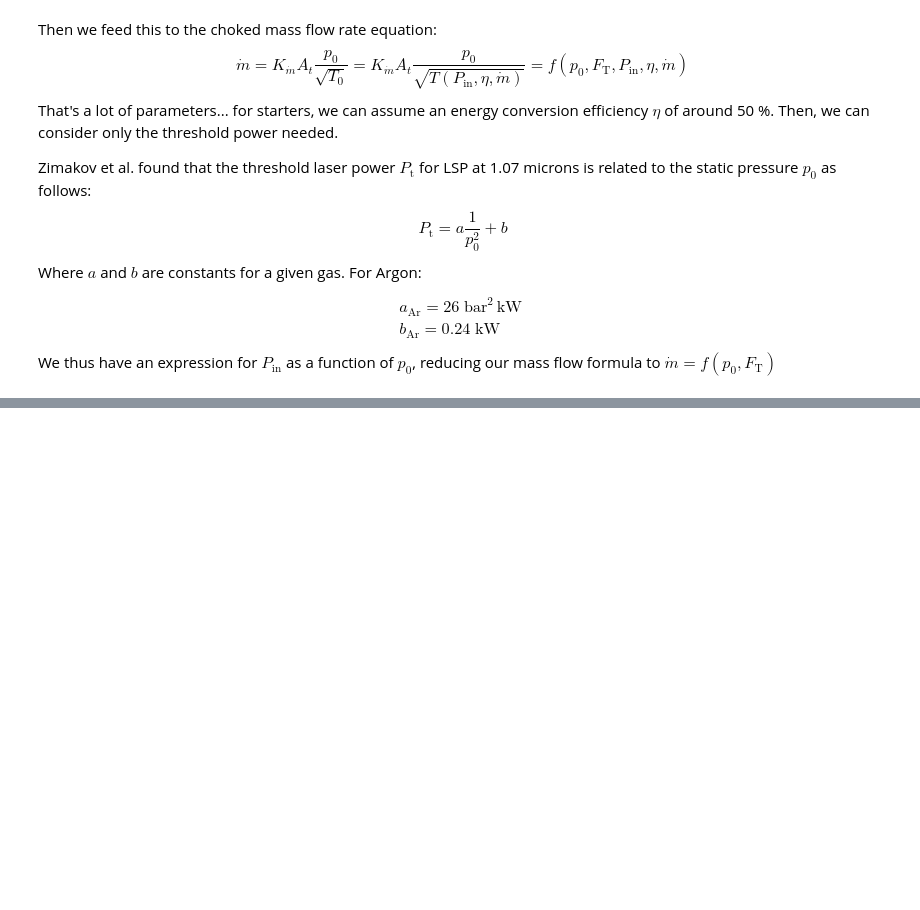
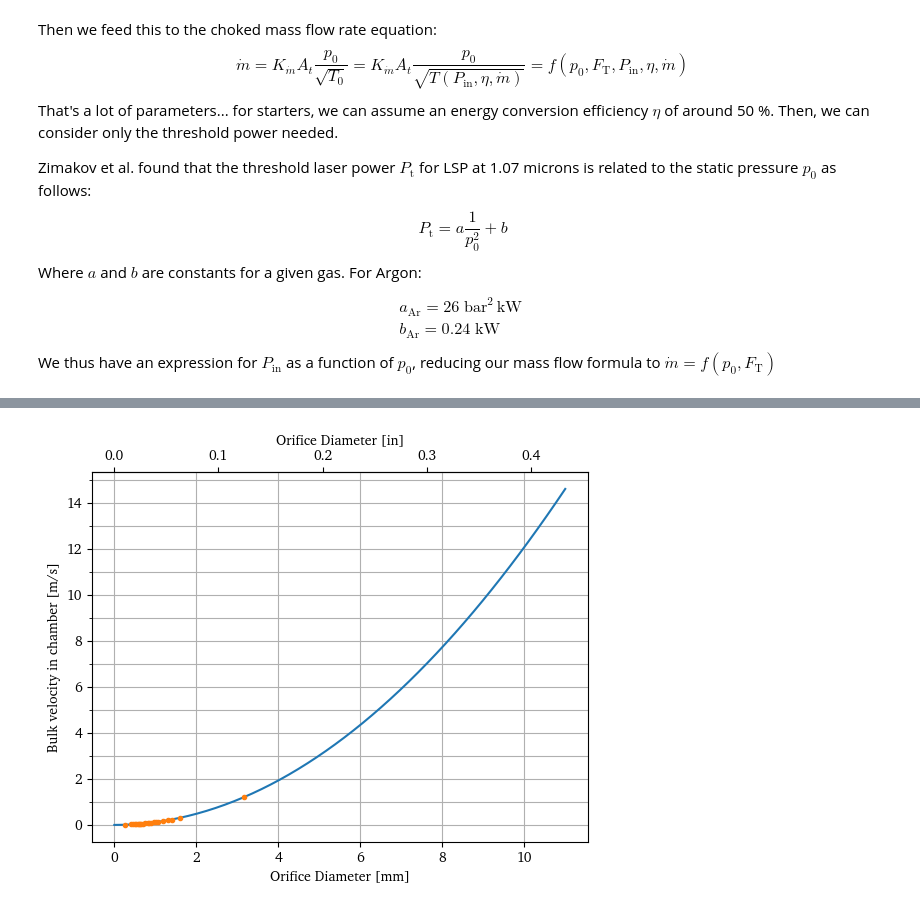
Before and after one commit to eeduplay/MScThesis, a Jupyter notebook: code/generalData.ipynb, the cells around one changed output, grey strips where cells are left out. Cells and saved outputs as stored; diff of their text form; code cells hidden in the pictures; blank space fills up the shorter version.

```diff
--- a/code/generalData.ipynb
+++ b/code/generalData.ipynb
@@ -216,0 +225,38 @@ plt.show()
+# %%
+throat_diameters = np.linspace(0, 11)  # mm
+orifices = np.array([0.01,  # Available orifice diameters on McMaster-Carr
+            0.016,
+            0.018,
+            0.02,
+            0.021,
+            0.023,
+            0.024,
+            0.025,
+            0.026,
+            0.028,
+            0.029,
+            0.032,
+            0.033,
+            0.035,
+            0.038,
+            0.04,
+            0.042,
+            0.047,
+            0.052,
+            0.055,
+            0.063,
+            1/8 ])*25.4
+def bulk_velocity(Km, Dt, D0, Rg, T0):
+    return Km*(Dt/D0)**2*np.sqrt(T0)*Rg
+fig, ax = plt.subplots()
+plt.plot(throat_diameters, bulk_velocity(Km, throat_diameters, 38.1, Rg, 280))
+plt.plot(orifices, bulk_velocity(Km, orifices, 38.1, Rg, 280),  '.')
+plt.xlabel('Orifice Diameter [mm]')
+plt.ylabel('Bulk velocity in chamber [m/s]')
+plt.yticks(np.arange(1,16,2), minor=True)
+plt.grid(which='both')
+secax = ax.secondary_xaxis('top', functions=(lambda x_mm: x_mm/25.4, lambda x_in: x_in*25.4))
+secax.set_xlabel('Orifice Diameter [in]')
+plt.show()
+# %% [output]
+[figure, added]
```
Also changed, not shown: parts of 3 cells of this notebook, 10 other files.
